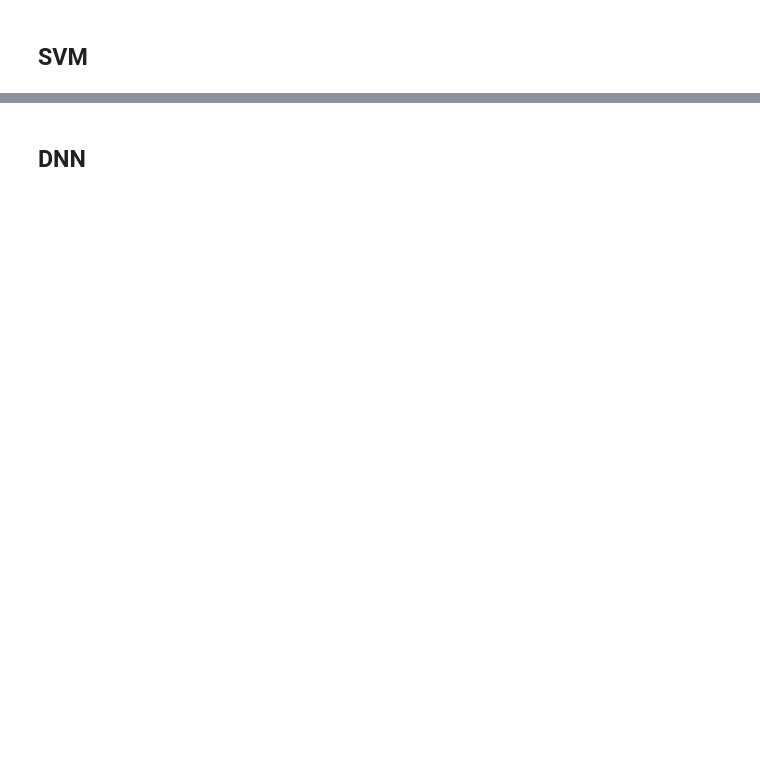
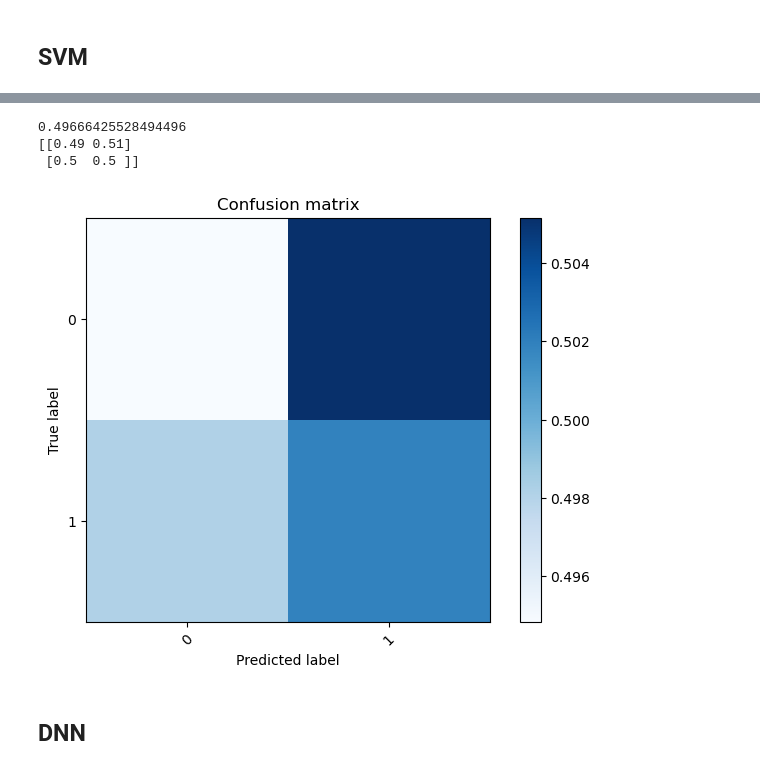
Before and after one commit to jbaezarh/Relational-ML, a Jupyter notebook: notebooks/2_ml_manual_feature_extraction.ipynb, the cells around one changed output, grey strips where cells are left out. Saved outputs shown, nothing was run; the diff lists cells and outputs as text; code cells hidden in the pictures; blank space fills up the shorter version.

```diff
--- a/notebooks/2_ml_manual_feature_extraction.ipynb
+++ b/notebooks/2_ml_manual_feature_extraction.ipynb
@@ -73,2 +198,12 @@ print(confusion_matrix(y_true= y_test,y_pred=y_pred))
+# %%
+print(accuracy_score(y_true= y_test,y_pred=y_pred))
+confu_mat = confusion_matrix(y_true= y_test,y_pred=y_pred,normalize="true")
+print(confu_mat.round(2))
+plot_confusion_matrix(confu_mat,[0,1])
+# %% [output]
+0.49666425528494496
+[[0.49 0.51]
+ [0.5  0.5 ]]
+[figure, added]
 # %% [markdown]
 ## DNN
```
Also changed, not shown: parts of 26 cells of this notebook.
